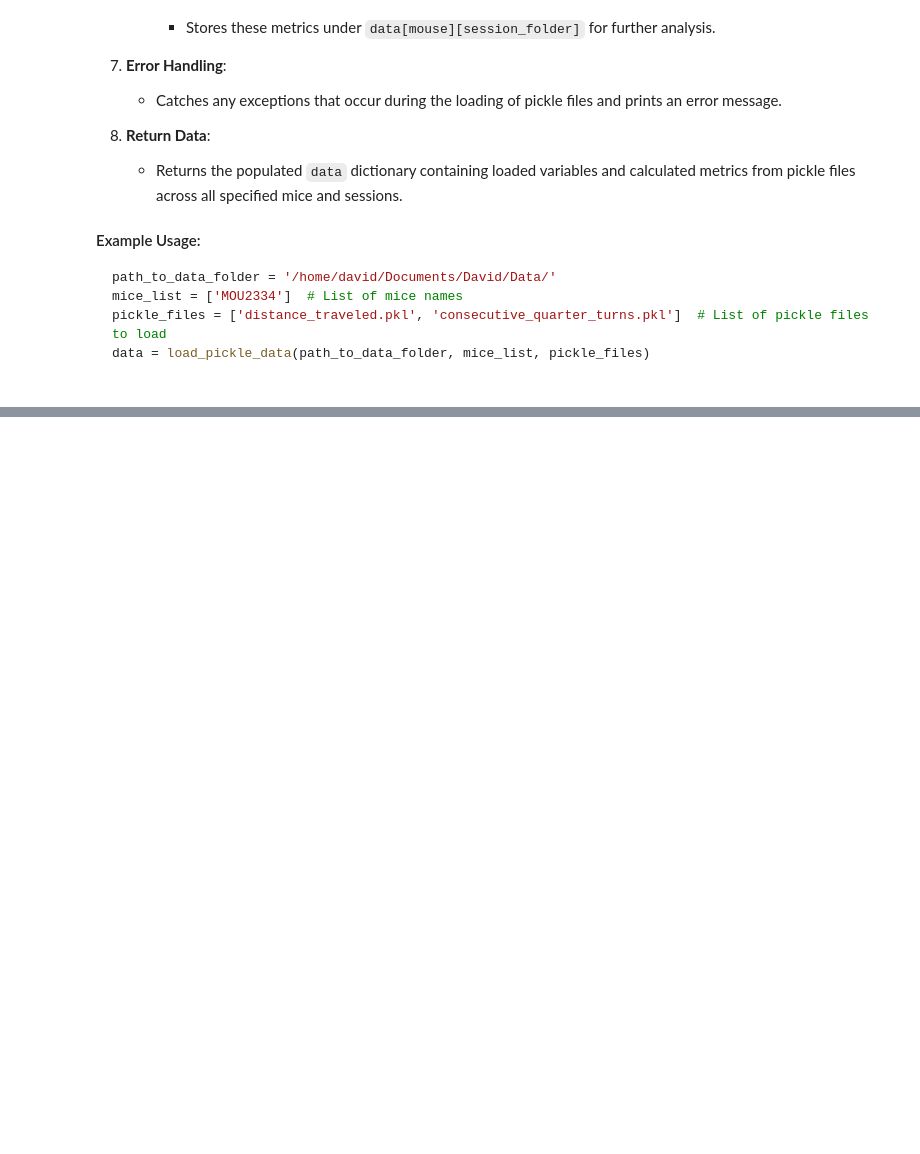
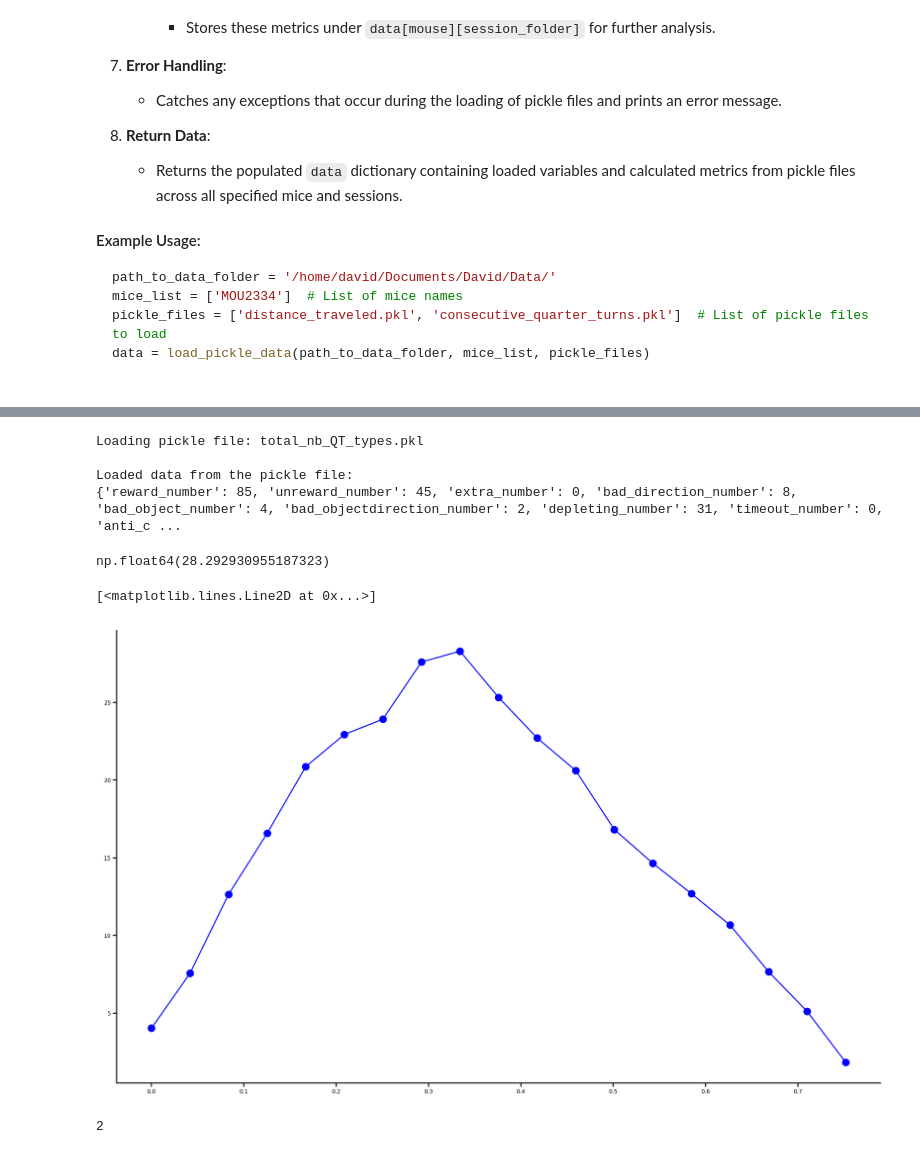
Before and after one commit to HeathenToaster/MouseTache, a Jupyter notebook: Draft_Follow_Perf_AcrossMice-Sessions.ipynb, the cells around one changed output, grey strips where cells are left out. Drawn from its saved outputs; the diff is of its cells as text; code cells hidden in the pictures; blank space fills up the shorter version.

```diff
--- a/Draft_Follow_Perf_AcrossMice-Sessions.ipynb
+++ b/Draft_Follow_Perf_AcrossMice-Sessions.ipynb
@@ -370,0 +441,11 @@ plt.show()
+# %%
+file_to_load = pickle_files[0]
+print(f"\nLoading pickle file: {file_to_load}")
+
+# Open and load the pickle file
+with open(file_to_load, 'rb') as f:
+    loaded_data = pickle.load(f)
+
+# Print the loaded data to verify
+print("\nLoaded data from the pickle file:")
+print(loaded_data)
@@ -370,0 +457,11 @@ plt.show()
+# %%
+file_to_load = pickle_files[4]
+print(f"\nLoading pickle file: {file_to_load}")
+
+# Open and load the pickle file
+with open(file_to_load, 'rb') as f:
+    loaded_data = pickle.load(f)
+
+# Print the loaded data to verify
+print("\nLoaded data from the pickle file:")
+print(loaded_data)
@@ -370,0 +479,30 @@ plt.show()
+# %%
+file_to_load = pickle_files[7]
+print(f"\nLoading pickle file: {file_to_load}")
+
+# Open and load the pickle file
+with open(file_to_load, 'rb') as f:
+    loaded_data = pickle.load(f)
+
+# Print the loaded data to verify
+print("\nLoaded data from the pickle file:")
+print(loaded_data)
+# %% [output]
+Loading pickle file: total_nb_QT_types.pkl
+
+Loaded data from the pickle file:
+{'reward_number': 85, 'unreward_number': 45, 'extra_number': 0, 'bad_direction_number': 8, 'bad_object_number': 4, 'bad_objectdirection_number': 2, 'depleting_number': 31, 'timeout_number': 0, 'anti_c ...
+# %%
+max(loaded_data[1])
+# %% [output]
+np.float64(28.292930955187323)
+# %%
+plt.figure(figsize=(10, 6))
+plt.plot(loaded_data[0], loaded_data[1], marker='o', linestyle='-', color='b')
+# %% [output]
+[<matplotlib.lines.Line2D at 0x...>]
+[figure, added]
+# %%
+len(loaded_data)
+# %% [output]
+2
```
Also changed, not shown: parts of 12 cells of this notebook.
